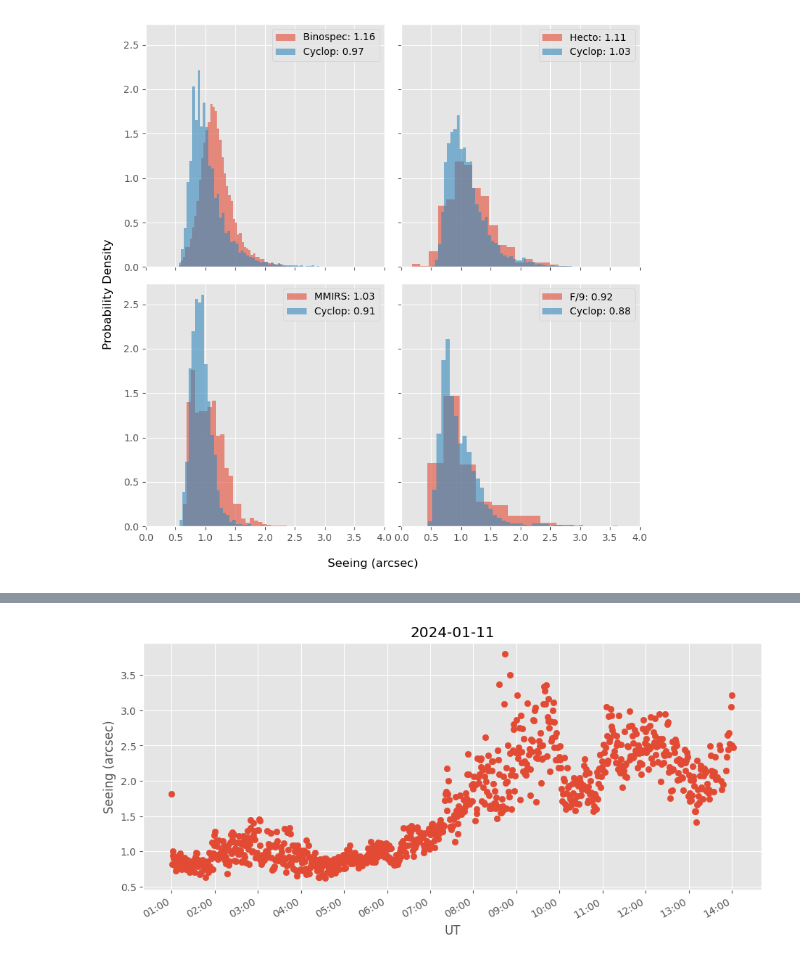
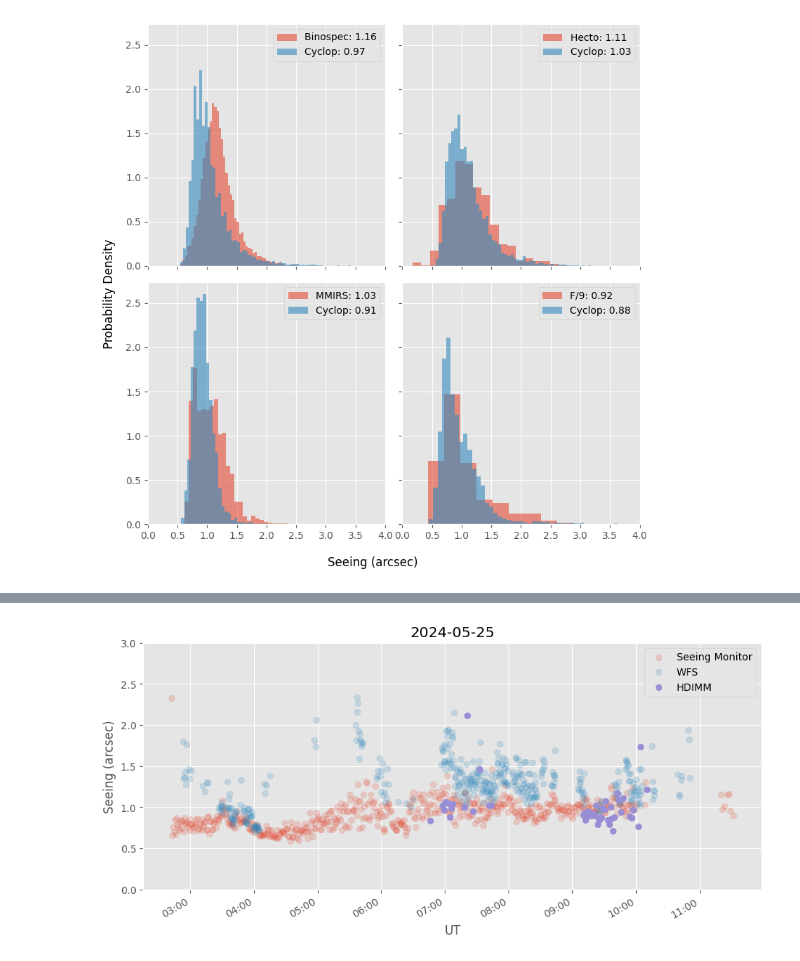
Before and after one commit to MMTObservatory/seeing_analysis, a Jupyter notebook: Seeing Summary - 2024_q2.ipynb, the cells around one changed output, grey strips where cells are left out. Cells and saved outputs as stored; diff of their text form; code cells hidden in the pictures.

```diff
--- a/Seeing Summary - 2024_q2.ipynb
+++ b/Seeing Summary - 2024_q2.ipynb
@@ -22,7 +25,8 @@ import matplotlib.pyplot as plt
 # %%
-rootdir = Path("/mnt/e/wfsdat")
+#rootdir = Path("/mnt/e/wfsdat")
+rootdir = Path("./data")
 # use find to make this csv list
-with open(rootdir / "reanalyze_2024_q2.txt") as f:
+with open(rootdir / "2024_q2.txt") as f:
     csvs = f.readlines()
 
 # loop through the csv files and read them with pandas
@@ -459,3 +463,7 @@ with plt.style.context('ggplot', after_reset=True):
     plt.show()
 # %% [output]
 [figure]
+# %%
+hdimm = pd.read_csv("hdimm_clean.csv")
+hdimm = hdimm.set_index(pd.DatetimeIndex(hdimm['time'], name='ut'))
+hdimm
@@ -462,14 +489,20 @@ with plt.style.context('ggplot', after_reset=True):
 # %%
-date = '2024-01-11'
-night = cyclop_q1.loc[date]
+date = '2024-05-25'
+seeing_mon = cyclop_q1.loc[date]
+seeing_wfs = fixed.loc[date]
 fig, ax = plt.subplots(figsize=(11,5))
 ax.xaxis.set_major_locator(mdates.HourLocator())
 ax.xaxis.set_major_formatter(mdates.DateFormatter("%H:%M"))
 fig.autofmt_xdate()
-plt.scatter(night.index, night['seeing'])
+plt.scatter(seeing_mon.index, seeing_mon['seeing'], alpha=0.2, label="Seeing Monitor")
+plt.scatter(seeing_wfs.index, seeing_wfs['seeing'], alpha=0.2, label="WFS")
+plt.scatter(hdimm.loc[date].index, hdimm.loc[date]['seeing'], label="HDIMM")
 plt.ylabel("Seeing (arcsec)")
 plt.title(date)
 plt.xlabel("UT")
+plt.ylim(0,3)
+plt.legend()
+plt.savefig("hdimm_cyclop_wfs.png")
 plt.show()
 # %% [output]
-[figure, old version]
+[figure, new version]
```
Also changed, not shown: parts of 3 cells of this notebook, 16 other files.
